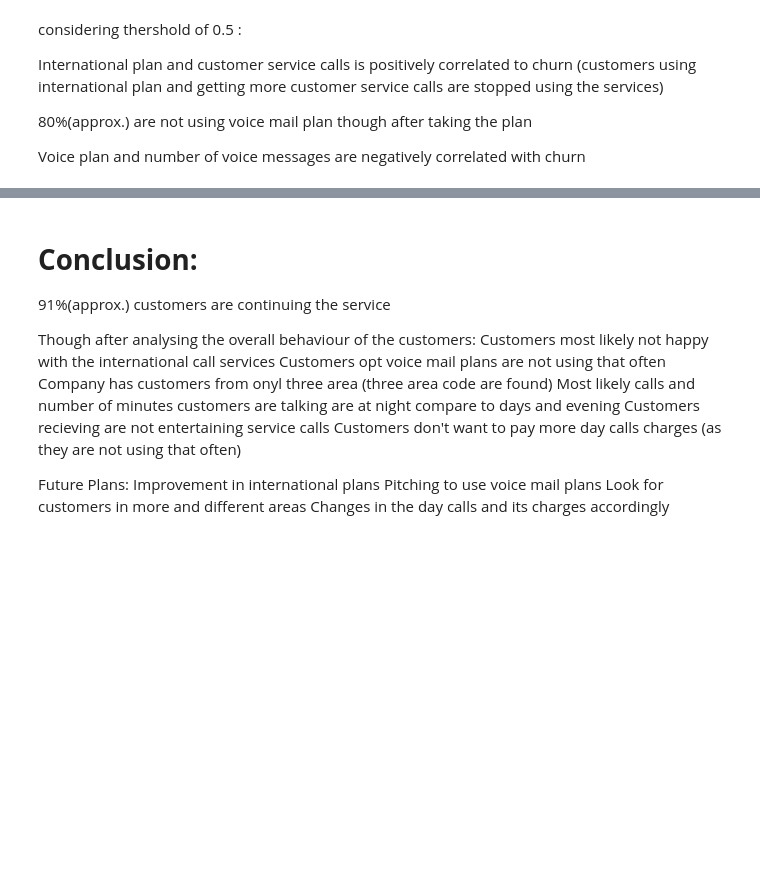
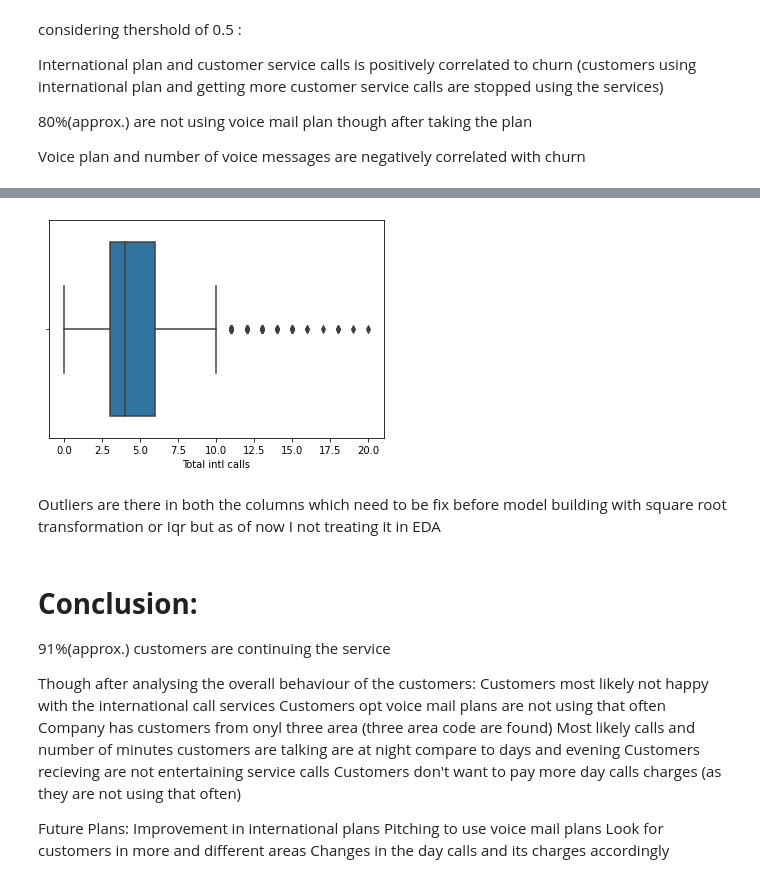
Before and after one commit to Aayushi4925/Telecom_churn, a Jupyter notebook: Copy_of_Telecom_Churn_Analysis_Capstone_Project.ipynb, the cells around one changed output, grey strips where cells are left out. Drawn from its saved outputs; the diff is of its cells as text; code cells hidden in the pictures; blank space fills up the shorter version.

```diff
--- a/Copy_of_Telecom_Churn_Analysis_Capstone_Project.ipynb
+++ b/Copy_of_Telecom_Churn_Analysis_Capstone_Project.ipynb
@@ -299,3 +332,10 @@ churn
+# %%
+sns.boxplot(df['Total intl calls']) #find outliers in international calls
+plt.show()
+# %% [output]
+[figure, added]
+# %% [markdown]
+Outliers are there in both the columns which need to be fix before model building with square root transformation or Iqr but as of now I not treating it in EDA
 # %% [markdown]
 # **Conclusion:**
 
```
Also changed, not shown: parts of 15 cells of this notebook.
